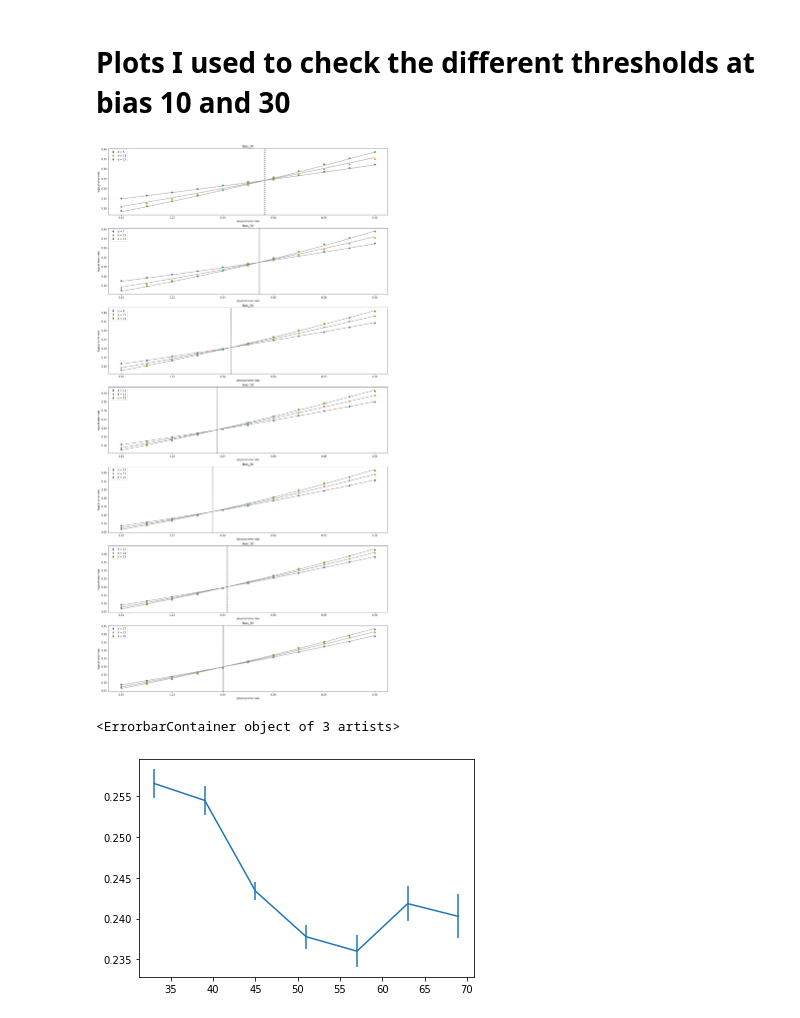
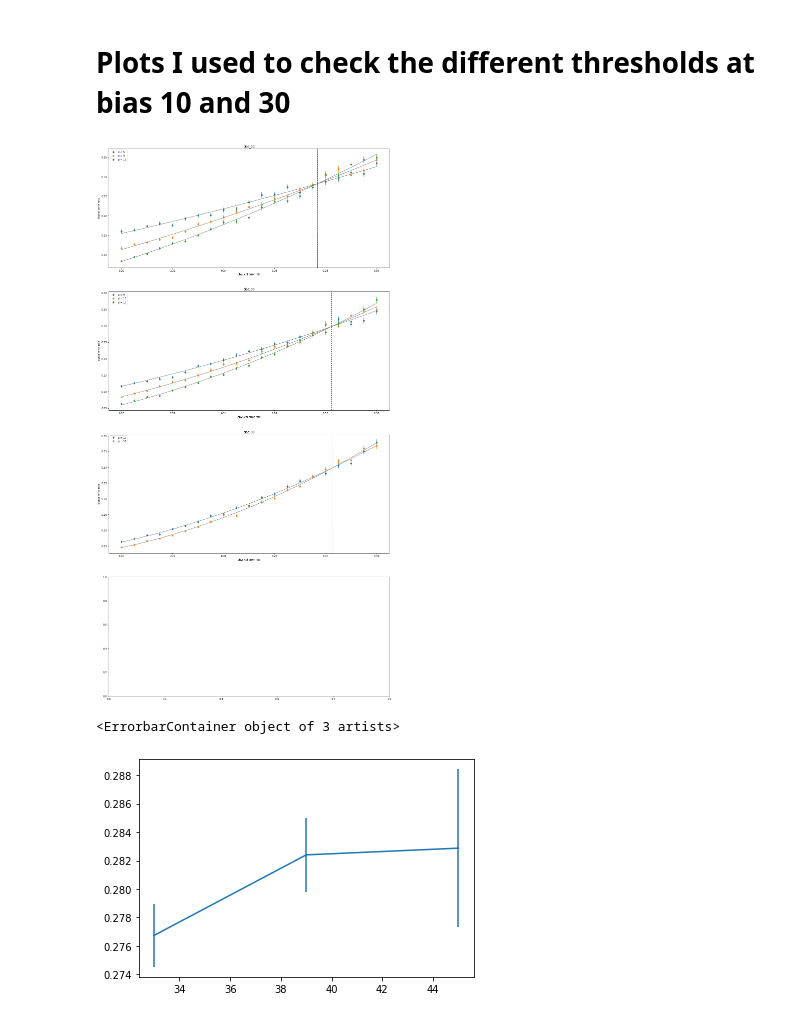
Before and after one commit to peter-janderks/restriction_decoder_domain_wall_colour_code, a Jupyter notebook: create_threshold_plot.ipynb, the cells around one changed output. Saved outputs shown, nothing was run; the diff lists cells and outputs as text; code cells hidden in the pictures.

```diff
--- a/create_threshold_plot.ipynb
+++ b/create_threshold_plot.ipynb
@@ -9,16 +11,21 @@ from scipy.optimize import curve_fit
 def import_data():
     def empty_dict():
         return(defaultdict(empty_dict))
-    data = defaultdict(empty_dict)
+    colour_code_data = defaultdict(empty_dict)
+    XZZX_code_data = defaultdict(empty_dict)
 
     for dir in os.listdir("./data_18_11/"):
+        if dir[0] == '6':
+            data=colour_code_data
+        elif dir[:4] == 'XZZX':
+            data=XZZX_code_data
         for file in os.listdir("./data_18_11/" + dir):
             if os.path.isfile("./data_18_11/" +dir +"/" +file) == True:
                 with open("./data_18_11/"+dir+"/"+file) as f:
                     new_data = json.load(f)
                     for distance in new_data['data']:
                         data[new_data['bias']][distance] = new_data['data'][distance]
-    return(data)
+    return(colour_code_data, XZZX_code_data)
 
-data = import_data()
+colour_code_data, XZZX_code_data = import_data()
 # %% [markdown]
@@ -186,17 +219,14 @@ plt.show()
 # Plots I used to check the different thresholds at bias 10 and 30
 # %%
 thresholds = dict()
-fig, axs = plt.subplots(nrows=7,figsize=(20,40))
+fig, axs = plt.subplots(nrows=4,figsize=(20,40))
 
-thresholds[(5,11,17)] = calculate_threshold(data[30],ax=axs[0],title='bias_' + str(30),distances=[5,11,17],calculate_threshold=True)
-thresholds[(7,13,19)] = calculate_threshold(data[30],ax=axs[1],title='bias_' + str(30),distances=[7,13,19],calculate_threshold=True)
-thresholds[(9,15,21)] = calculate_threshold(data[30],ax=axs[2],title='bias_' + str(30),distances=[9,15,21],calculate_threshold=True)
-thresholds[(11,17,23)] = calculate_threshold(data[30],ax=axs[3],title='bias_' + str(30),distances=[11,17,23],calculate_threshold=True)
-thresholds[(13,19,25)] = calculate_threshold(data[30],ax=axs[4],title='bias_' + str(30),distances=[13,19,25],calculate_threshold=True)
-thresholds[(15,21,27)] = calculate_threshold(data[30],ax=axs[5],title='bias_' + str(30),distances=[15,21,27],calculate_threshold=True)
-thresholds[(17,23,29)] = calculate_threshold(data[30],ax=axs[6],title='bias_' + str(30),distances=[17,23,29],calculate_threshold=True)
+thresholds[(5,11,17)] = calculate_threshold(colour_code_data[30],ax=axs[0],title='bias_' + str(30),distances=[5,9,13],calculate_threshold=True)
+thresholds[(7,13,19)] = calculate_threshold(colour_code_data[30],ax=axs[1],title='bias_' + str(30),distances=[9,13,17],calculate_threshold=True)
+thresholds[(9,15,21)] = calculate_threshold(colour_code_data[30],ax=axs[2],title='bias_' + str(30),distances=[17,21,25],calculate_threshold=True)
+#thresholds[(11,17,23)] = calculate_threshold(data[30],ax=axs[3],title='bias_' + str(30),distances=[21,25,29],calculate_threshold=True)
 # %% [output]
-[figure, old version]
+[figure, new version]
 # %%
 x_values = [sum(distances) for distances in thresholds.keys()]
 y_values = [threshold[0] for threshold in thresholds.values()]
@@ -205,4 +235,4 @@ y_err = [threshold[1] for threshold in thresholds.values()]
 plt.errorbar(x_values,y_values, yerr=y_err)
 # %% [output]
 <ErrorbarContainer object of 3 artists>
-[figure, old version]
+[figure, new version]
```
Also changed, not shown: parts of 16 cells of this notebook, 46 other files.
